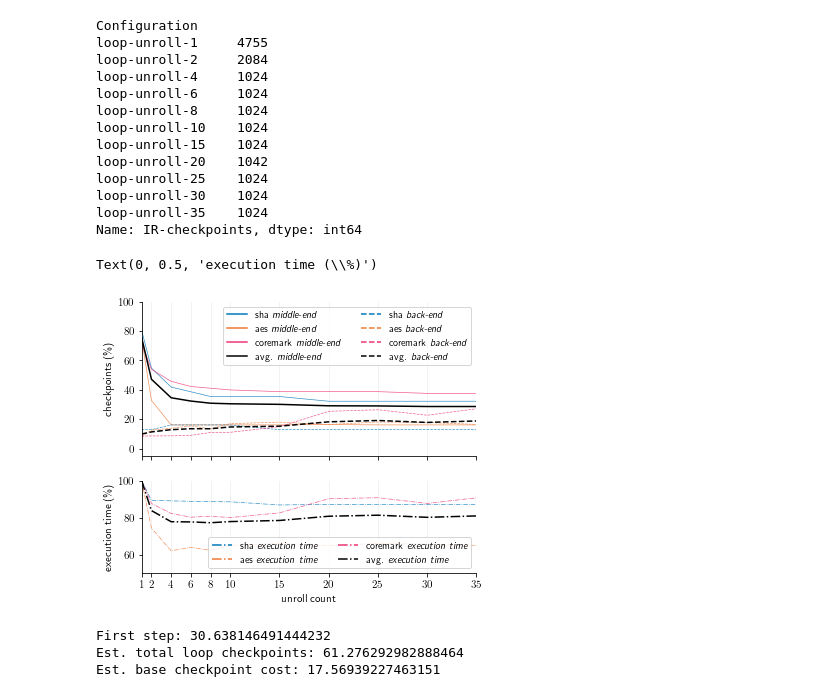
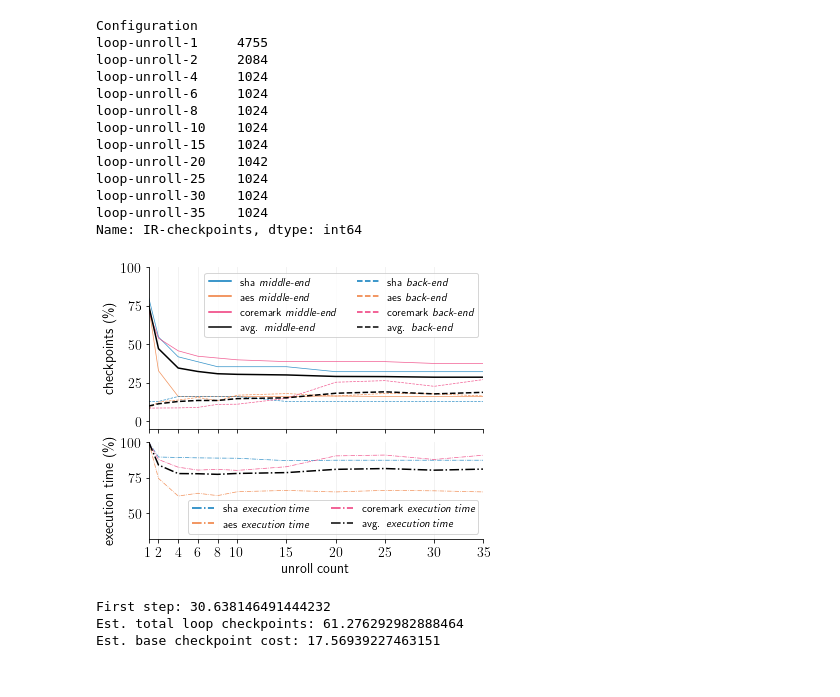
Before and after one commit to TUDSSL/WARio, a Jupyter notebook: plotting/LoopUnrollPlot.ipynb, the cells around one changed output. Cells and saved outputs as stored; diff of their text form; code cells hidden in the pictures.

```diff
--- a/plotting/LoopUnrollPlot.ipynb
+++ b/plotting/LoopUnrollPlot.ipynb
@@ -7,15 +7,17 @@ The autoreload extension is already loaded. To reload it, use:
 # %%
 #%matplotlib widget
 import matplotlib.pyplot as plt
+from matplotlib.lines import Line2D
 import pandas as pd
 import numpy as np
+import re
 from Color import *
 
 # Matplotlib font configuration
 from MatplotlibFonts import *
 
 # Change the font size
-rcParams.update({"font.size": 11})
+rcParams.update({"font.size": 14})
 # %%
 RESULT_DIR='../benchmarks/results'
 # %%
@@ -95,13 +97,9 @@ dfp['CheckpointsMean'] = dfp['Checkpoints'].T.mean()
 dfp['IR-checkpointsMean'] = dfp['IR-checkpoints'].T.mean()
 dfp['Spill-checkpointsMean'] = dfp['Spill-checkpoints'].T.mean()
 # %%
-import re
-import numpy as np
-from matplotlib.lines import Line2D
-
 #fig, ax1 = plt.subplots( figsize=(6,4))
 fig, (ax1, ax2) = plt.subplots(2, 1, sharex=True, figsize=(6,5), gridspec_kw={'height_ratios': [5, 3]})
-plt.subplots_adjust(hspace=0.2)
+plt.subplots_adjust(hspace=0.1)
 
 
 colors = [Color['blue'], Color['orange'], Color['magenta']]
@@ -126,7 +124,7 @@ ax1.set_ylim(-5,100)
 
 dfp['Cycles'].plot(ax=ax2, linestyle='dashdot', alpha=alpha, linewidth=linewidth, color=colors, legend=None)
 dfp['CyclesMean'].plot(ax=ax2, linestyle='dashdot', color='black', legend=None)
-ax2.set_ylim(50, 100)
+ax2.set_ylim(32, 100)
 
 ytics = np.arange(0, 100, 10)
 
@@ -141,37 +139,38 @@ ax2.grid(axis="x", alpha=0.2)
 
 # Build the legend
 handles = []
 for idx, bench in enumerate(Benchmarks):
     handles.append(Line2D([], [], color=colors[idx], linestyle='solid', label=bench+' \\textit{middle-end}'))
 handles.append(Line2D([], [], color='black', linestyle='solid', label='avg. \\textit{middle-end}'))
 
 for idx, bench in enumerate(Benchmarks):
     handles.append(Line2D([], [], color=colors[idx], linestyle='dashed', label=bench+' \\textit{back-end}'))
 handles.append(Line2D([], [], color='black', linestyle='dashed', label='avg. \\textit{back-end}'))
 
 
 #ax1.legend(handles=handles, bbox_to_anchor=(0, 1.0, 1, 0), loc="lower left", mode='expand', ncol=4)
-ax1.legend(handles=handles, ncol=2, loc="upper right", prop={"size":10})
+ax1.legend(handles=handles, ncol=2, loc="upper right", fontsize=11)
 
 handles = []
 for idx, bench in enumerate(Benchmarks):
     handles.append(Line2D([], [], color=colors[idx], linestyle='dashdot', label=bench+' \\textit{execution time}'))
 handles.append(Line2D([], [], color='black', linestyle='dashdot', label='avg. \\textit{execution time}'))
-ax2.legend(handles=handles, ncol=2, loc="lower right", prop={"size":10})
+ax2.legend(handles=handles, ncol=2, loc="lower right", fontsize=11)
 
 # Hide the right and top spines
 ax1.spines['right'].set_visible(False)
 ax1.spines['top'].set_visible(False)
 ax2.spines['right'].set_visible(False)
 ax2.spines['top'].set_visible(False)
 
 # Add the labels
 plt.xlabel('unroll count')
 ax1.set_ylabel('checkpoints (\%)')
 ax2.set_ylabel('execution time (\%)')
+
+plt.show()
 # %% [output]
-Text(0, 0.5, 'execution time (\\%)')
-[figure, old version]
+[figure, new version]
 # %%
 # Save the figure
 fig.savefig('plots/benchmark-unroll-effect.pdf', bbox_inches='tight')
```
Also changed, not shown: 5 other files.
